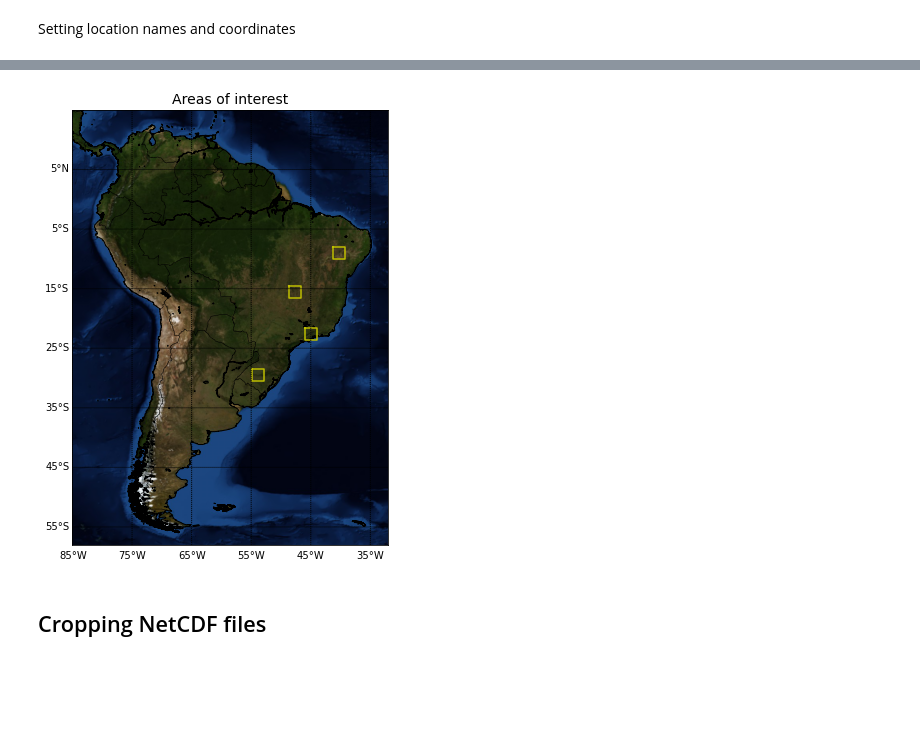
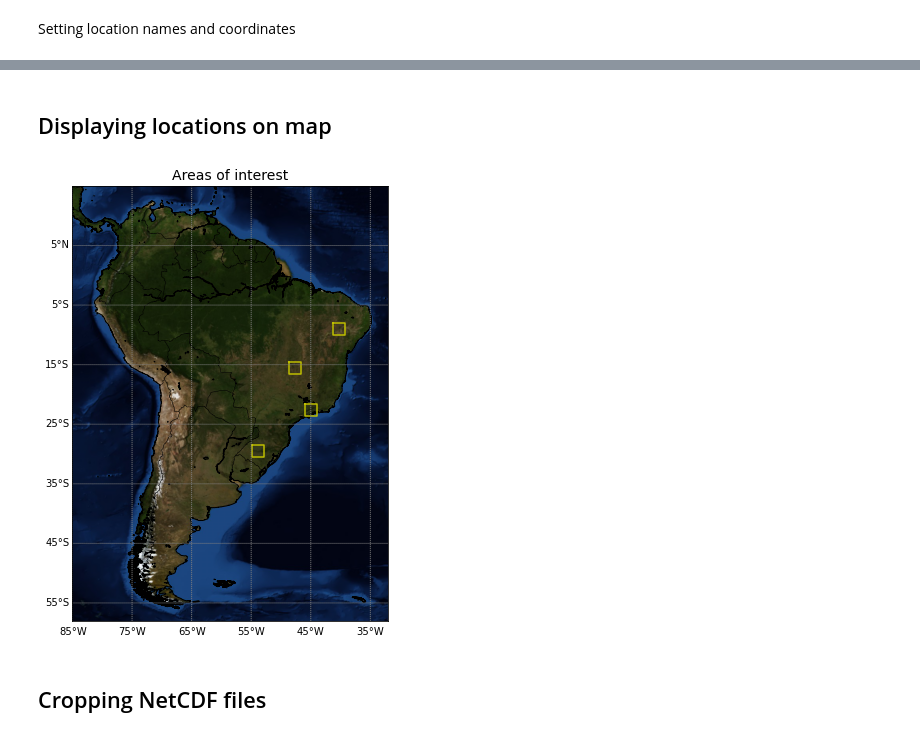
Before and after one commit to rod-xavier/masters-codes, a Jupyter notebook: optical_flow.ipynb, the cells around one changed output, grey strips where cells are left out. Drawn from its saved outputs; the diff is of its cells as text; code cells hidden in the pictures; blank space fills up the shorter version.

```diff
--- a/optical_flow.ipynb
+++ b/optical_flow.ipynb
@@ -29,40 +28,45 @@ locations = [['Brasilia', -15.60083, -47.71306],
-# %%
-# Creating map of South America
-m = Basemap(llcrnrlon= -85,
-            llcrnrlat= -58,
-            urcrnrlon= -32,
-            urcrnrlat= 15,
-            epsg= 4618,
-            resolution='h')
-
-# Creating figure
-fig = plt.figure(figsize=(8, 8))
-for location in locations:
-    lat_down = location[1] - 1
-    lat_up = location[1] + 1
-
-    lon_left = location[2] - 1
-    lon_right = location[2] + 1
-
-    # Specifying area boundaries
-    lons = [lon_left, lon_left, lon_right, lon_right, lon_left]
-    lats = [lat_up, lat_down, lat_down, lat_up, lat_up]
-
-    # Plotting area on South America map
-    x, y = m(lons, lats)
-    m.plot(x, y ,'y')
-
-parallels = np.arange(-55.,15.,10.)
-m.drawparallels(parallels,labels=[True,False,True,False])
-meridians = np.arange(-85.,-25.,10.)
-m.drawmeridians(meridians,labels=[True,False,False,True])
-m.bluemarble()
-m.drawcoastlines()
-m.drawcountries()
-plt.title('Areas of interest', fontsize=14)
-plt.show()
-# %% [output]
-[figure, removed]
+# %% [markdown]
+## Displaying locations on map
+# %%
+# Creating map of South America
+m = Basemap(llcrnrlon= -85,
+            llcrnrlat= -58,
+            urcrnrlon= -32,
+            urcrnrlat= 15,
+            epsg= 4618,
+            resolution='h')
+
+# Creating figure
+fig = plt.figure(figsize=(8, 8))
+
+# Looping through locations
+for location in locations:
+
+    lat_down = location[1] - 1
+    lat_up = location[1] + 1
+
+    lon_left = location[2] - 1
+    lon_right = location[2] + 1
+
+    # Specifying area boundaries
+    lons = [lon_left, lon_left, lon_right, lon_right, lon_left]
+    lats = [lat_up, lat_down, lat_down, lat_up, lat_up]
+
+    # Plotting area on South America map
+    x, y = m(lons, lats)
+    m.plot(x, y ,'y')
+
+parallels = np.arange(-55.,15.,10.)
+m.drawparallels(parallels,labels=[True,False,True,False], color='gray')
+meridians = np.arange(-85.,-25.,10.)
+m.drawmeridians(meridians,labels=[True,False,False,True], color='gray')
+m.bluemarble()
+m.drawcoastlines()
+m.drawcountries()
+plt.title('Areas of interest', fontsize=14)
+plt.show()
+# %% [output]
+[figure, added]
 # %% [markdown]
 ## Cropping NetCDF files
 # %%
```
Also changed, not shown: parts of 19 cells of this notebook.
